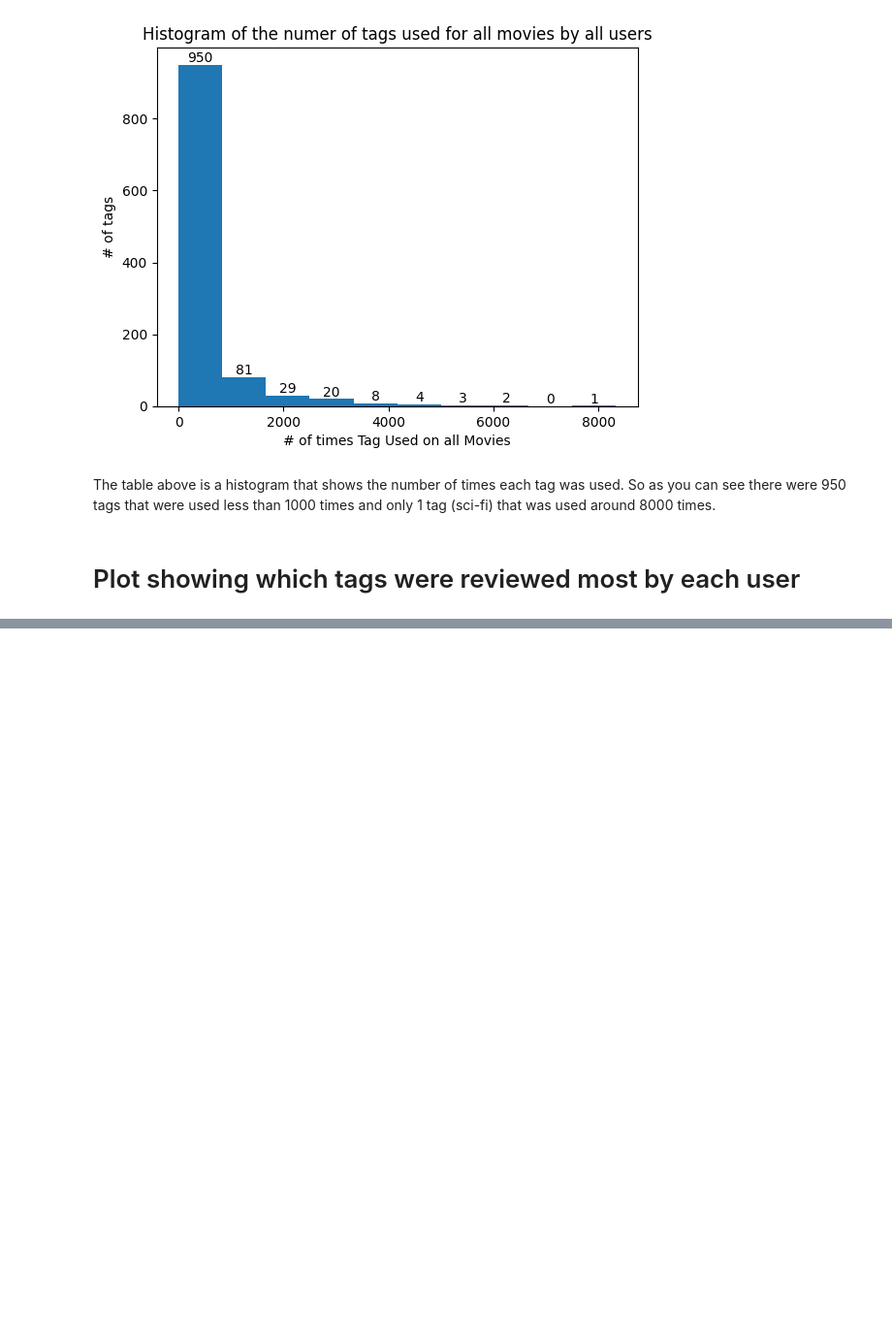
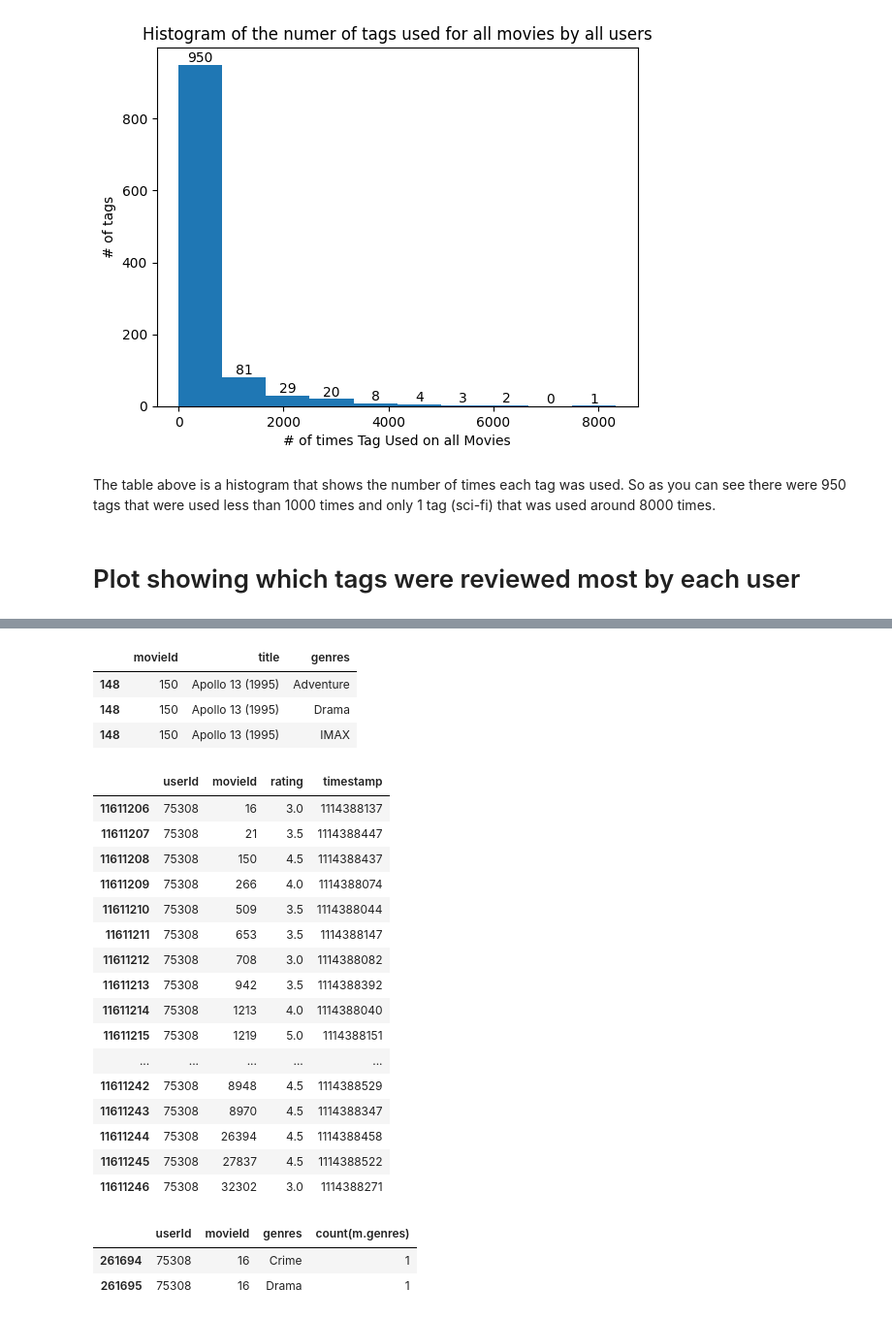
Before and after one commit to rkbhkp/Movie-Recomendation-with-ML, a Jupyter notebook: Milestone_2.ipynb, the cells around one changed output, grey strips where cells are left out. Shown at 97% size. Cells and saved outputs as stored; diff of their text form; code cells hidden in the pictures; blank space fills up the shorter version.

Commit message:
Added access to imdb, some work on genre

```diff
--- a/Milestone_2.ipynb
+++ b/Milestone_2.ipynb
@@ -431,0 +448,33 @@ q = """SELECT gt.tag as gtTag, gt.tagid, t.tag
+# %%
+movies_split[movies_split["movieId"] == 150]
+# %% [output]
+|  | movieId | title | genres |
+| 148 | 150 | Apollo 13 (1995) | Adventure |
+| 148 | 150 | Apollo 13 (1995) | Drama |
+| 148 | 150 | Apollo 13 (1995) | IMAX |
+# %%
+ratings[ratings["userId"] == 75308]
+# %% [output]
+|  | userId | movieId | rating | timestamp |
+| 11611206 | 75308 | 16 | 3.0 | 1114388137 |
+| 11611207 | 75308 | 21 | 3.5 | 1114388447 |
+| 11611208 | 75308 | 150 | 4.5 | 1114388437 |
+| 11611209 | 75308 | 266 | 4.0 | 1114388074 |
+| 11611210 | 75308 | 509 | 3.5 | 1114388044 |
+| 11611211 | 75308 | 653 | 3.5 | 1114388147 |
+| 11611212 | 75308 | 708 | 3.0 | 1114388082 |
+| 11611213 | 75308 | 942 | 3.5 | 1114388392 |
+| 11611214 | 75308 | 1213 | 4.0 | 1114388040 |
+| 11611215 | 75308 | 1219 | 5.0 | 1114388151 |
+| ... | ... | ... | ... | ... |
+| 11611242 | 75308 | 8948 | 4.5 | 1114388529 |
+| 11611243 | 75308 | 8970 | 4.5 | 1114388347 |
+| 11611244 | 75308 | 26394 | 4.5 | 1114388458 |
+| 11611245 | 75308 | 27837 | 4.5 | 1114388522 |
+| 11611246 | 75308 | 32302 | 3.0 | 1114388271 |
+# %%
+uid_count[uid_count['userId'] == 75308]
+# %% [output]
+|  | userId | movieId | genres | count(m.genres) |
+| 261694 | 75308 | 16 | Crime | 1 |
+| 261695 | 75308 | 16 | Drama | 1 |
```
Also changed, not shown: parts of 10 cells of this notebook.
